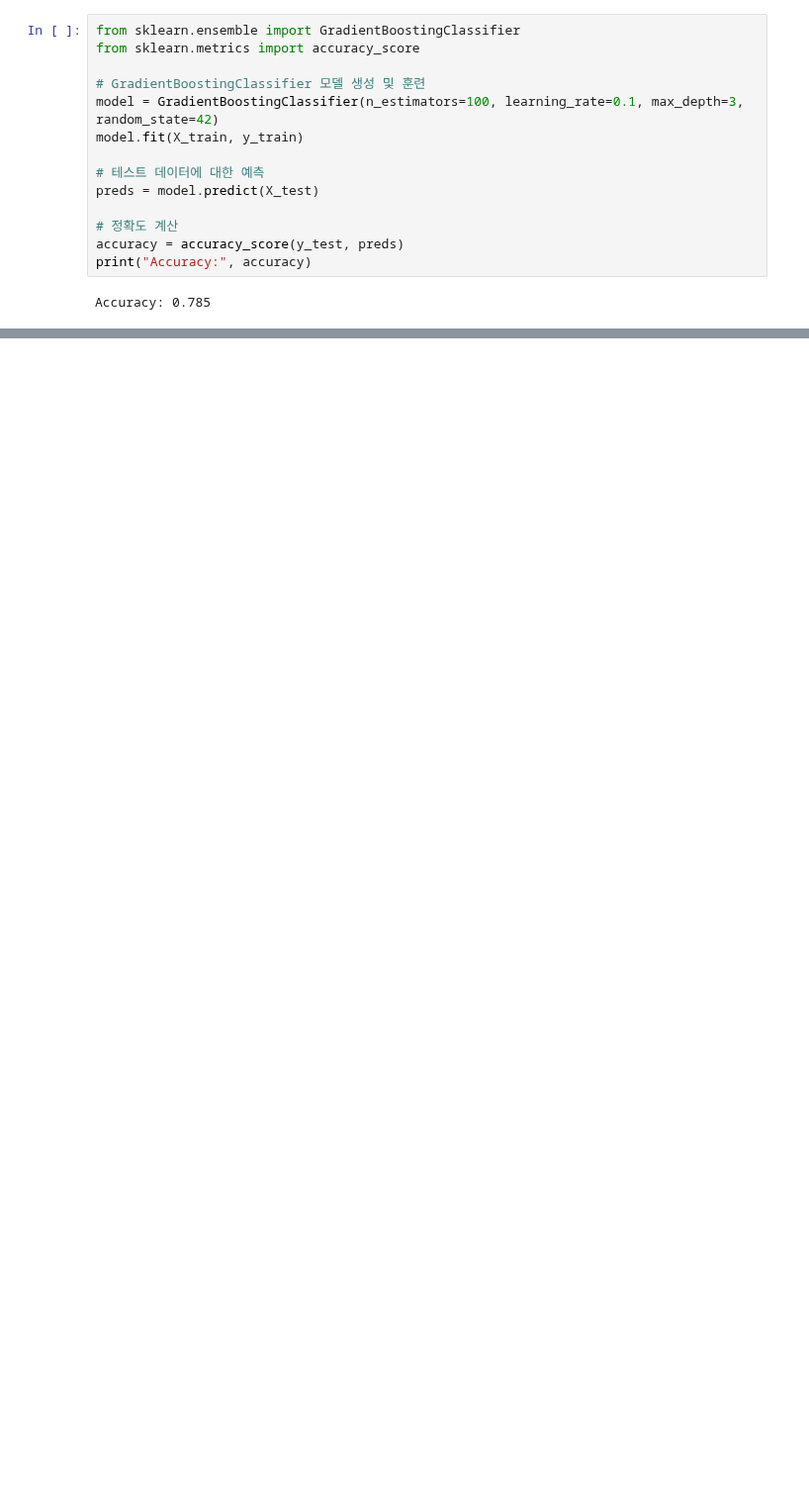
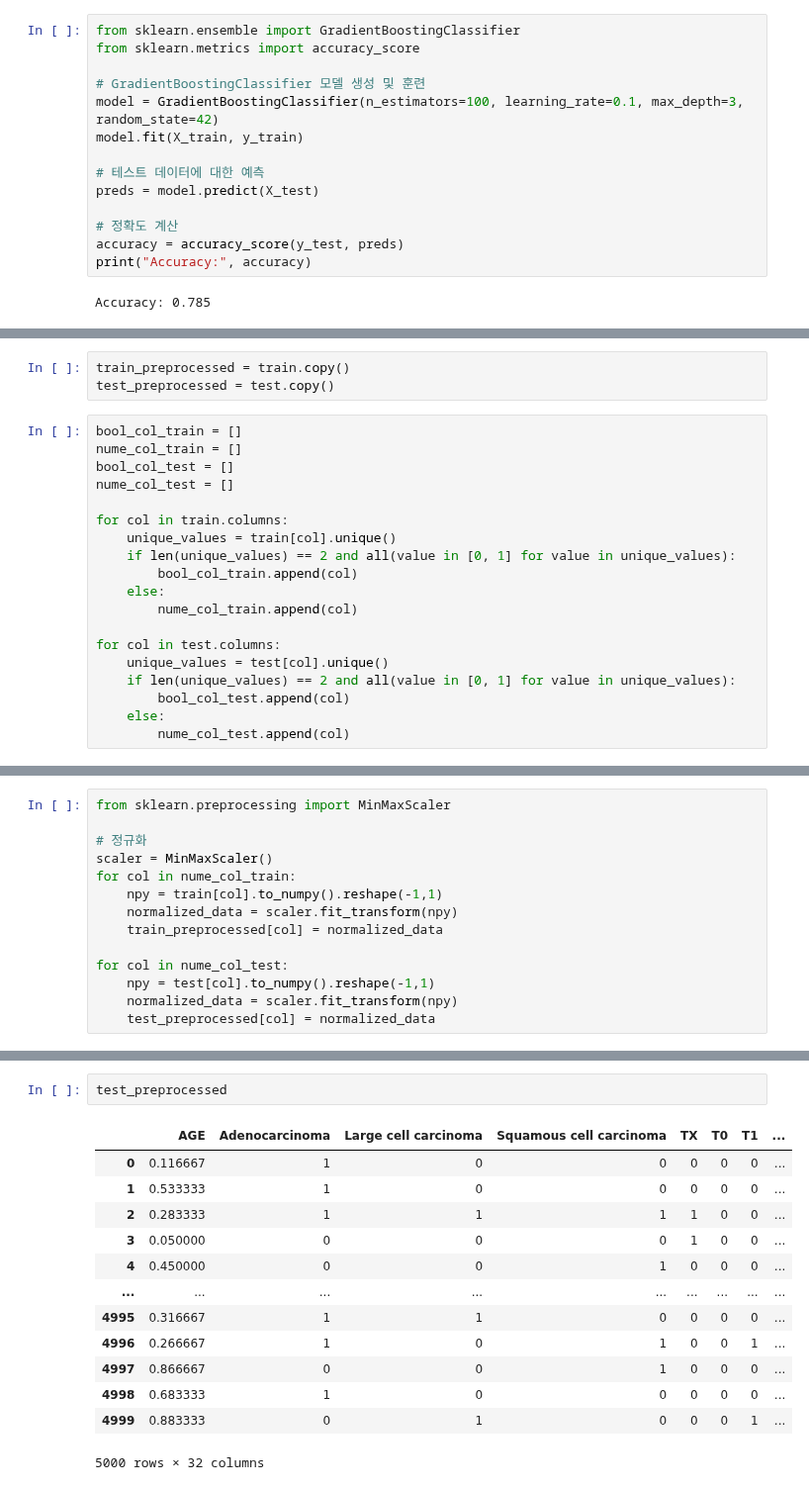
Before and after one commit to ben8169/Study, a Jupyter notebook: ml_class/second_kaggle_project/main.ipynb, the cells around one changed output, grey strips where cells are left out. Shown at 99% size. Drawn from its saved outputs; the diff is of its cells as text; blank space fills up the shorter version.

```diff
--- a/ml_class/second_kaggle_project/main.ipynb
+++ b/ml_class/second_kaggle_project/main.ipynb
@@ -141,0 +147,22 @@ Accuracy: 0.785
+# %%
+train_preprocessed = train.copy()
+test_preprocessed = test.copy()
+# %%
+bool_col_train = []
+nume_col_train = []
+bool_col_test = []
+nume_col_test = []
+
+for col in train.columns:
+    unique_values = train[col].unique()
+    if len(unique_values) == 2 and all(value in [0, 1] for value in unique_values):
+        bool_col_train.append(col)
+    else:
+        nume_col_train.append(col)
+
+for col in test.columns:
+    unique_values = test[col].unique()
+    if len(unique_values) == 2 and all(value in [0, 1] for value in unique_values):
+        bool_col_test.append(col)
+    else:
+        nume_col_test.append(col)
@@ -141,0 +181,14 @@ Accuracy: 0.785
+# %%
+from sklearn.preprocessing import MinMaxScaler
+
+# 정규화
+scaler = MinMaxScaler()
+for col in nume_col_train:
+    npy = train[col].to_numpy().reshape(-1,1)
+    normalized_data = scaler.fit_transform(npy)
+    train_preprocessed[col] = normalized_data
+
+for col in nume_col_test:
+    npy = test[col].to_numpy().reshape(-1,1)
+    normalized_data = scaler.fit_transform(npy)
+    test_preprocessed[col] = normalized_data
@@ -141,0 +231,16 @@ Accuracy: 0.785
+# %%
+test_preprocessed
+# %% [output]
+|  | AGE | Adenocarcinoma | Large cell carcinoma | Squamous cell carcinoma | TX | T0 | T1 | ... |
+| 0 | 0.116667 | 1 | 0 | 0 | 0 | 0 | 0 | ... |
+| 1 | 0.533333 | 1 | 0 | 0 | 0 | 0 | 0 | ... |
+| 2 | 0.283333 | 1 | 1 | 1 | 1 | 0 | 0 | ... |
+| 3 | 0.050000 | 0 | 0 | 0 | 1 | 0 | 0 | ... |
+| 4 | 0.450000 | 0 | 0 | 1 | 0 | 0 | 0 | ... |
+| ... | ... | ... | ... | ... | ... | ... | ... | ... |
+| 4995 | 0.316667 | 1 | 1 | 0 | 0 | 0 | 0 | ... |
+| 4996 | 0.266667 | 1 | 0 | 1 | 0 | 0 | 1 | ... |
+| 4997 | 0.866667 | 0 | 0 | 1 | 0 | 0 | 0 | ... |
+| 4998 | 0.683333 | 1 | 0 | 0 | 0 | 0 | 0 | ... |
+| 4999 | 0.883333 | 0 | 1 | 0 | 0 | 0 | 1 | ... |
+5000 rows × 32 columns
```
Also changed, not shown: parts of 34 cells of this notebook, 1 other file.
